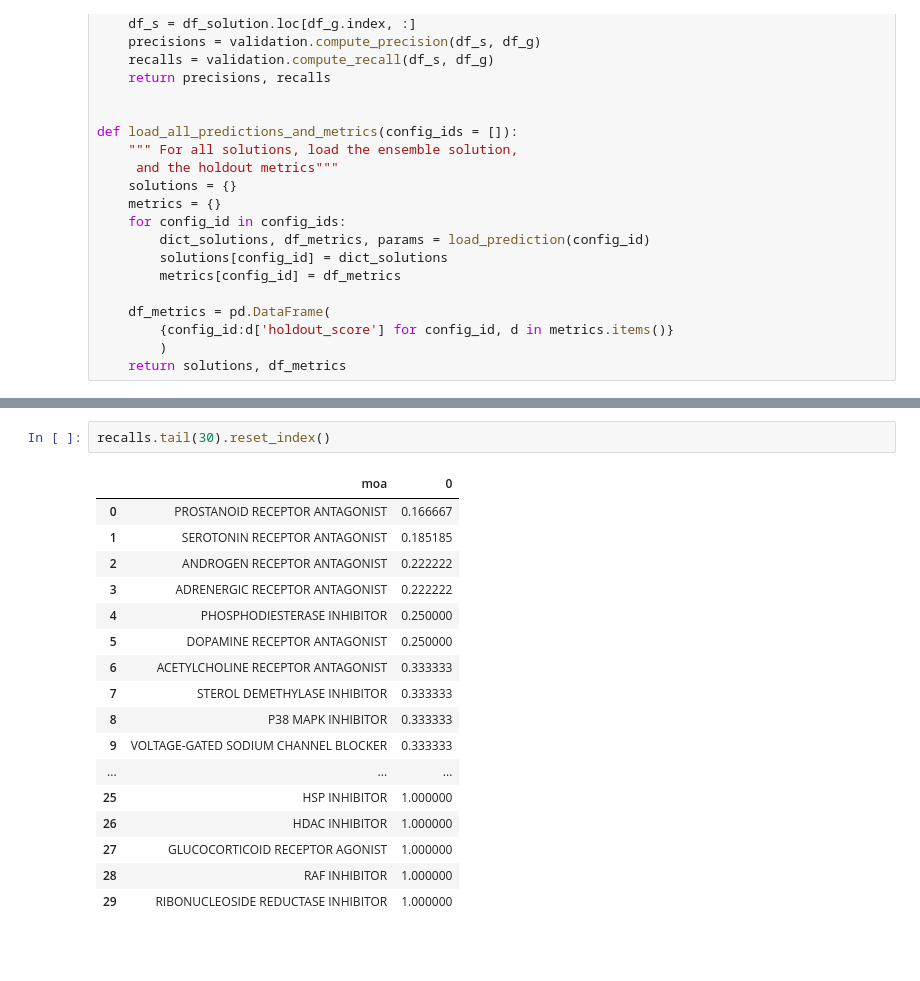
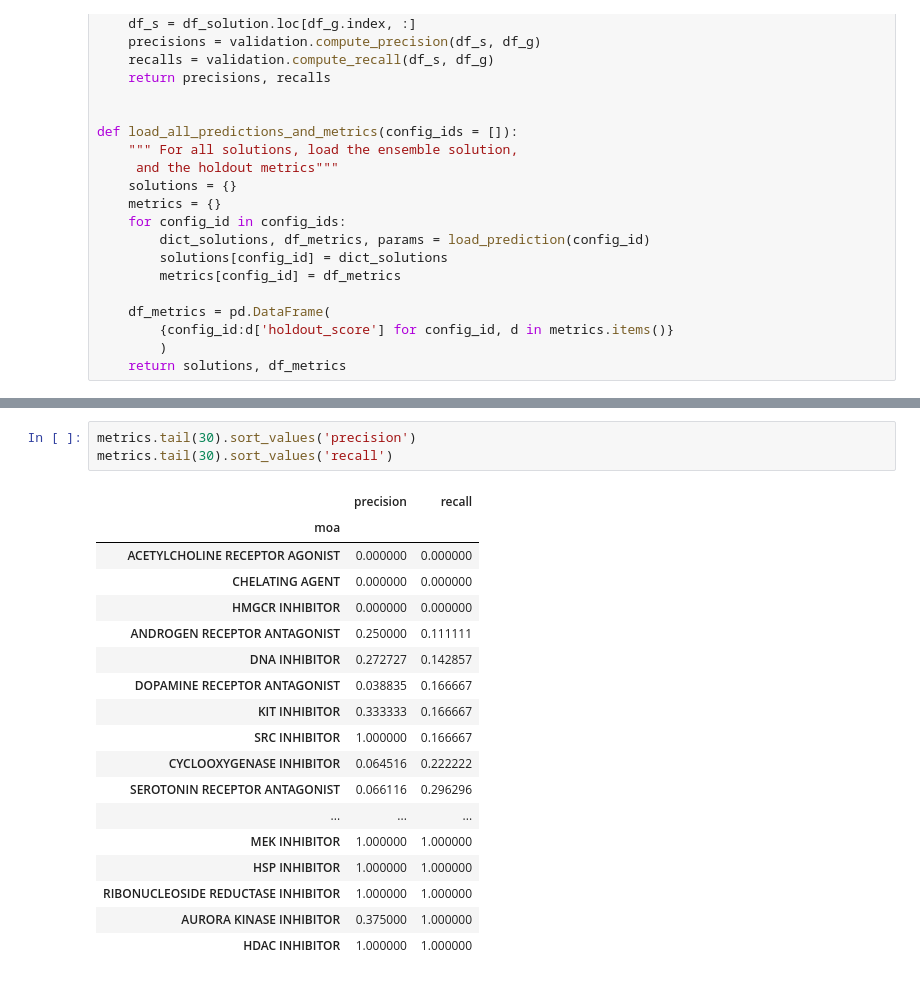
Before and after one commit to naviddianati/DeepL1000, a Jupyter notebook: analysis.ipynb, the cells around one changed output, grey strips where cells are left out. Saved outputs shown, nothing was run; the diff lists cells and outputs as text; blank space fills up the shorter version.

```diff
--- a/analysis.ipynb
+++ b/analysis.ipynb
@@ -110,23 +90,25 @@ precisions.tail(30).reset_index()
-# %%
-recalls.tail(30).reset_index()
-# %% [output]
-|  | moa | 0 |
-| 0 | PROSTANOID RECEPTOR ANTAGONIST | 0.166667 |
-| 1 | SEROTONIN RECEPTOR ANTAGONIST | 0.185185 |
-| 2 | ANDROGEN RECEPTOR ANTAGONIST | 0.222222 |
-| 3 | ADRENERGIC RECEPTOR ANTAGONIST | 0.222222 |
-| 4 | PHOSPHODIESTERASE INHIBITOR | 0.250000 |
-| 5 | DOPAMINE RECEPTOR ANTAGONIST | 0.250000 |
-| 6 | ACETYLCHOLINE RECEPTOR ANTAGONIST | 0.333333 |
-| 7 | STEROL DEMETHYLASE INHIBITOR | 0.333333 |
-| 8 | P38 MAPK INHIBITOR | 0.333333 |
-| 9 | VOLTAGE-GATED SODIUM CHANNEL BLOCKER | 0.333333 |
-| ... | ... | ... |
-| 25 | HSP INHIBITOR | 1.000000 |
-| 26 | HDAC INHIBITOR | 1.000000 |
-| 27 | GLUCOCORTICOID RECEPTOR AGONIST | 1.000000 |
-| 28 | RAF INHIBITOR | 1.000000 |
-| 29 | RIBONUCLEOSIDE REDUCTASE INHIBITOR | 1.000000 |
+# %%
+metrics.tail(30).sort_values('precision')
+metrics.tail(30).sort_values('recall')
+# %% [output]
+|  | precision | recall |
+| moa |  |  |
+| ACETYLCHOLINE RECEPTOR AGONIST | 0.000000 | 0.000000 |
+| CHELATING AGENT | 0.000000 | 0.000000 |
+| HMGCR INHIBITOR | 0.000000 | 0.000000 |
+| ANDROGEN RECEPTOR ANTAGONIST | 0.250000 | 0.111111 |
+| DNA INHIBITOR | 0.272727 | 0.142857 |
+| DOPAMINE RECEPTOR ANTAGONIST | 0.038835 | 0.166667 |
+| KIT INHIBITOR | 0.333333 | 0.166667 |
+| SRC INHIBITOR | 1.000000 | 0.166667 |
+| CYCLOOXYGENASE INHIBITOR | 0.064516 | 0.222222 |
+| SEROTONIN RECEPTOR ANTAGONIST | 0.066116 | 0.296296 |
+| ... | ... | ... |
+| MEK INHIBITOR | 1.000000 | 1.000000 |
+| HSP INHIBITOR | 1.000000 | 1.000000 |
+| RIBONUCLEOSIDE REDUCTASE INHIBITOR | 1.000000 | 1.000000 |
+| AURORA KINASE INHIBITOR | 0.375000 | 1.000000 |
+| HDAC INHIBITOR | 1.000000 | 1.000000 |
 # %%
 df_preds
 # %% [output]
```
Also changed, not shown: parts of 5 cells of this notebook, 4 other files.
